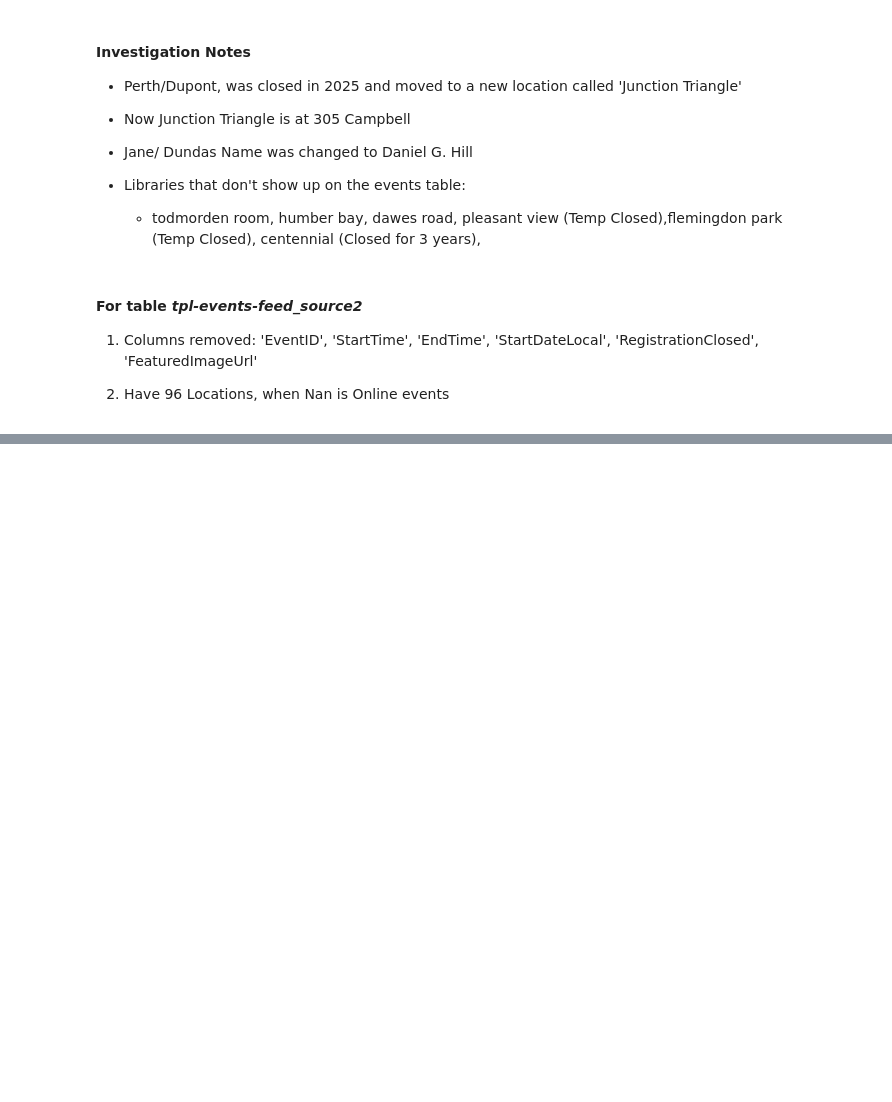
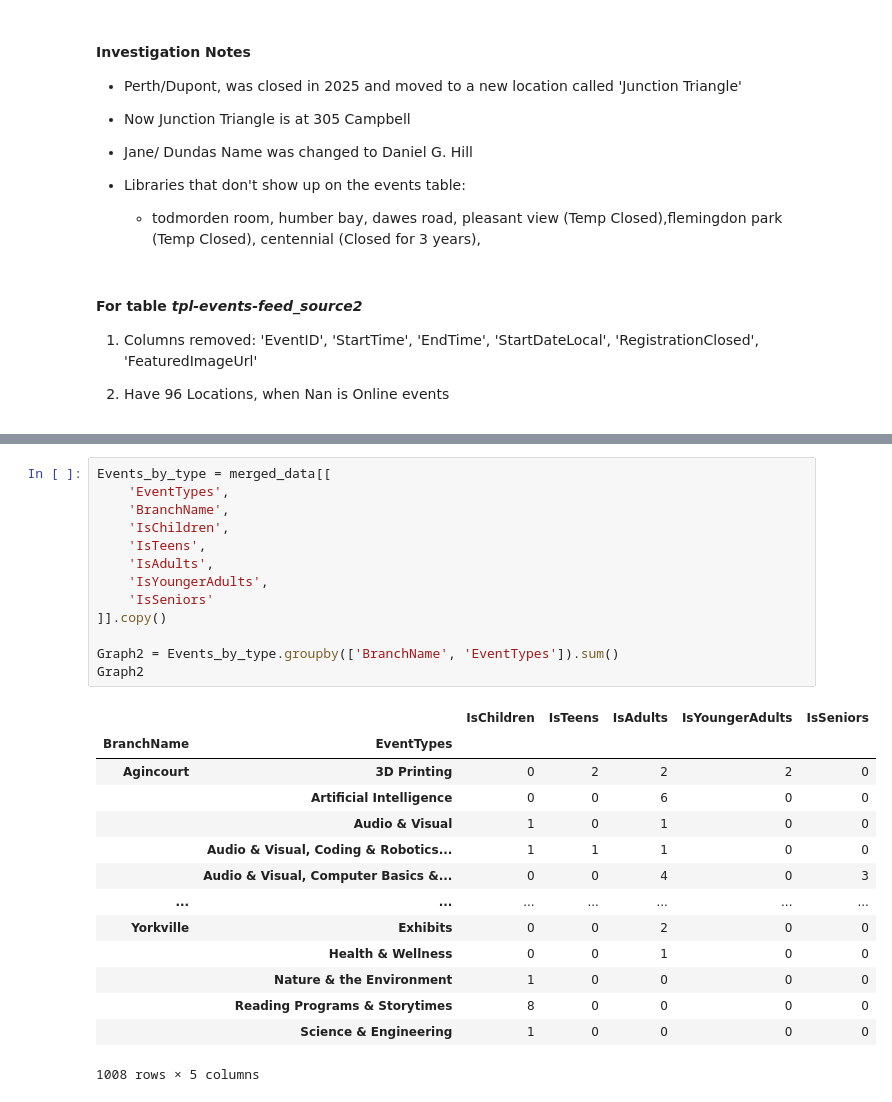
Before and after one commit to EdenKhazma/UVolunteer, a Jupyter notebook: TLPP-Dashboard/final_notes.ipynb, the cells around one changed output, grey strips where cells are left out. Drawn from its saved outputs; the diff is of its cells as text; blank space fills up the shorter version.

```diff
--- a/TLPP-Dashboard/final_notes.ipynb
+++ b/TLPP-Dashboard/final_notes.ipynb
@@ -188,0 +427,28 @@ print(diff_a)
+# %%
+Events_by_type = merged_data[[
+    'EventTypes',
+    'BranchName',
+    'IsChildren',
+    'IsTeens',
+    'IsAdults',
+    'IsYoungerAdults',
+    'IsSeniors'
+]].copy()
+
+Graph2 = Events_by_type.groupby(['BranchName', 'EventTypes']).sum()
+Graph2
+# %% [output]
+|  |  | IsChildren | IsTeens | IsAdults | IsYoungerAdults | IsSeniors |
+| BranchName | EventTypes |  |  |  |  |  |
+| Agincourt | 3D Printing | 0 | 2 | 2 | 2 | 0 |
+|  | Artificial Intelligence | 0 | 0 | 6 | 0 | 0 |
+|  | Audio & Visual | 1 | 0 | 1 | 0 | 0 |
+|  | Audio & Visual, Coding & Robotics... | 1 | 1 | 1 | 0 | 0 |
+|  | Audio & Visual, Computer Basics &... | 0 | 0 | 4 | 0 | 3 |
+| ... | ... | ... | ... | ... | ... | ... |
+| Yorkville | Exhibits | 0 | 0 | 2 | 0 | 0 |
+|  | Health & Wellness | 0 | 0 | 1 | 0 | 0 |
+|  | Nature & the Environment | 1 | 0 | 0 | 0 | 0 |
+|  | Reading Programs & Storytimes | 8 | 0 | 0 | 0 | 0 |
+|  | Science & Engineering | 1 | 0 | 0 | 0 | 0 |
+1008 rows × 5 columns
```
Also changed, not shown: parts of 20 cells of this notebook, 2 other files.
